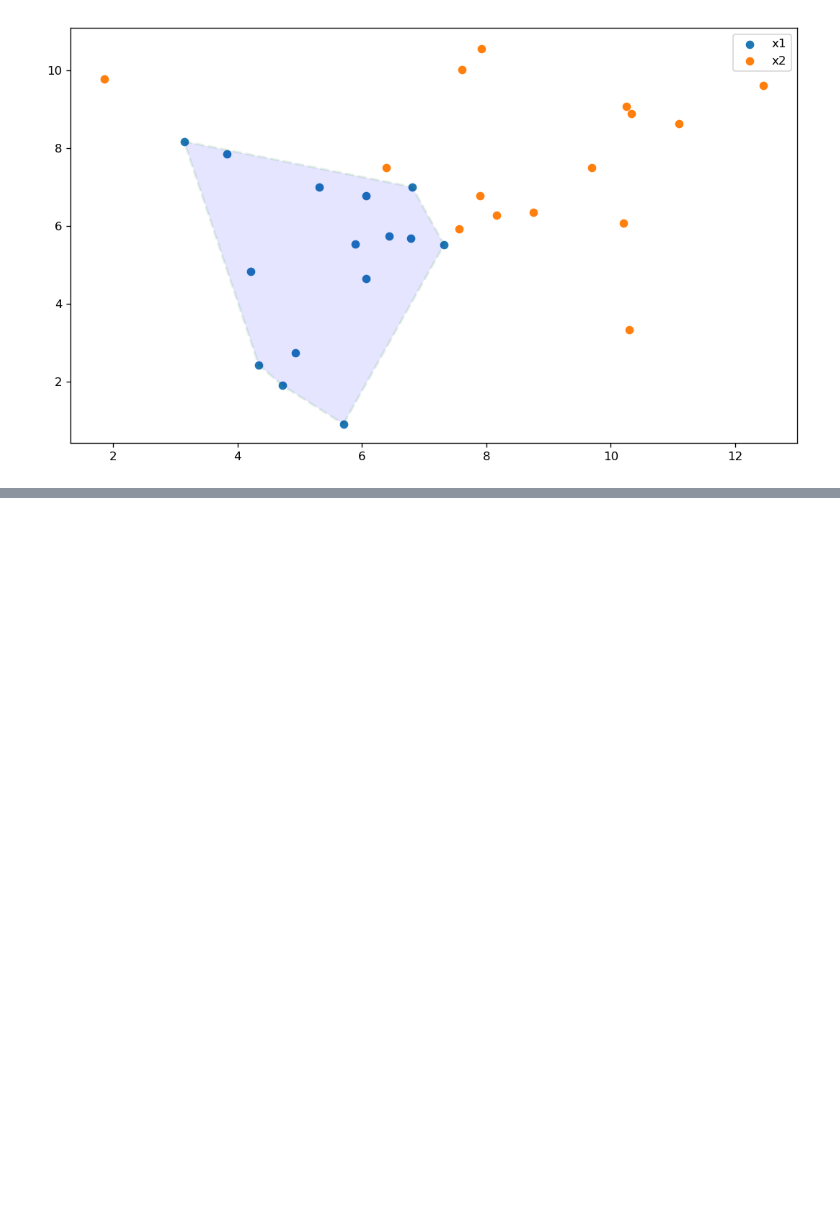
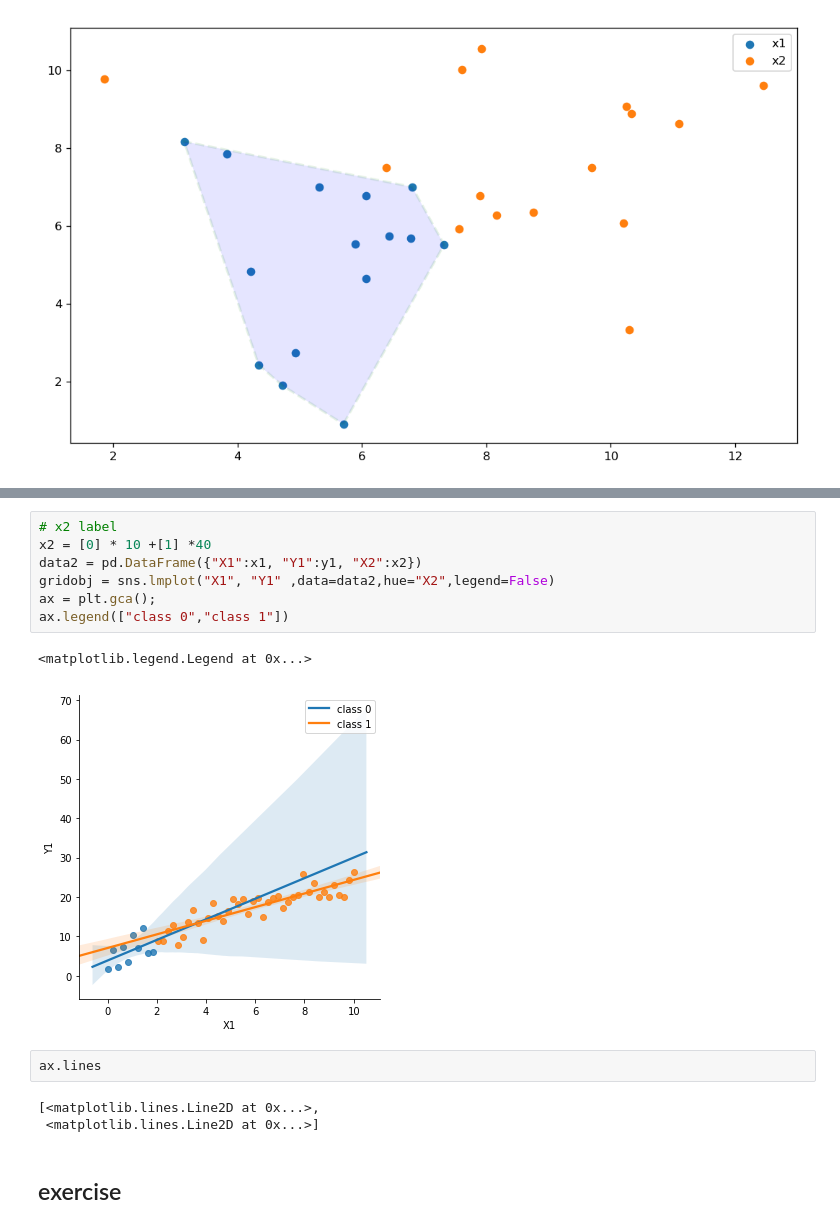
Before and after one commit to NaCl-Ocean/Skill-Tree-Lights-Up, a Jupyter notebook: Python/matplotlib/关联图.ipynb, the cells around one changed output, grey strips where cells are left out. Cells and saved outputs as stored; diff of their text form; blank space fills up the shorter version.

```diff
--- a/Python/matplotlib/关联图.ipynb
+++ b/Python/matplotlib/关联图.ipynb
@@ -254,0 +265,17 @@ plt.show()
+# %%
+# x2 label
+x2 = [0] * 10 +[1] *40
+data2 = pd.DataFrame({"X1":x1, "Y1":y1, "X2":x2})
+gridobj = sns.lmplot("X1", "Y1" ,data=data2,hue="X2",legend=False)
+ax = plt.gca();
+ax.legend(["class 0","class 1"])
+# %% [output]
+<matplotlib.legend.Legend at 0x...>
+[figure, added]
+# %%
+ax.lines
+# %% [output]
+[<matplotlib.lines.Line2D at 0x...>,
+ <matplotlib.lines.Line2D at 0x...>]
+# %% [markdown]
+## exercise
```
Also changed, not shown: parts of 13 cells of this notebook, 23 other files.
